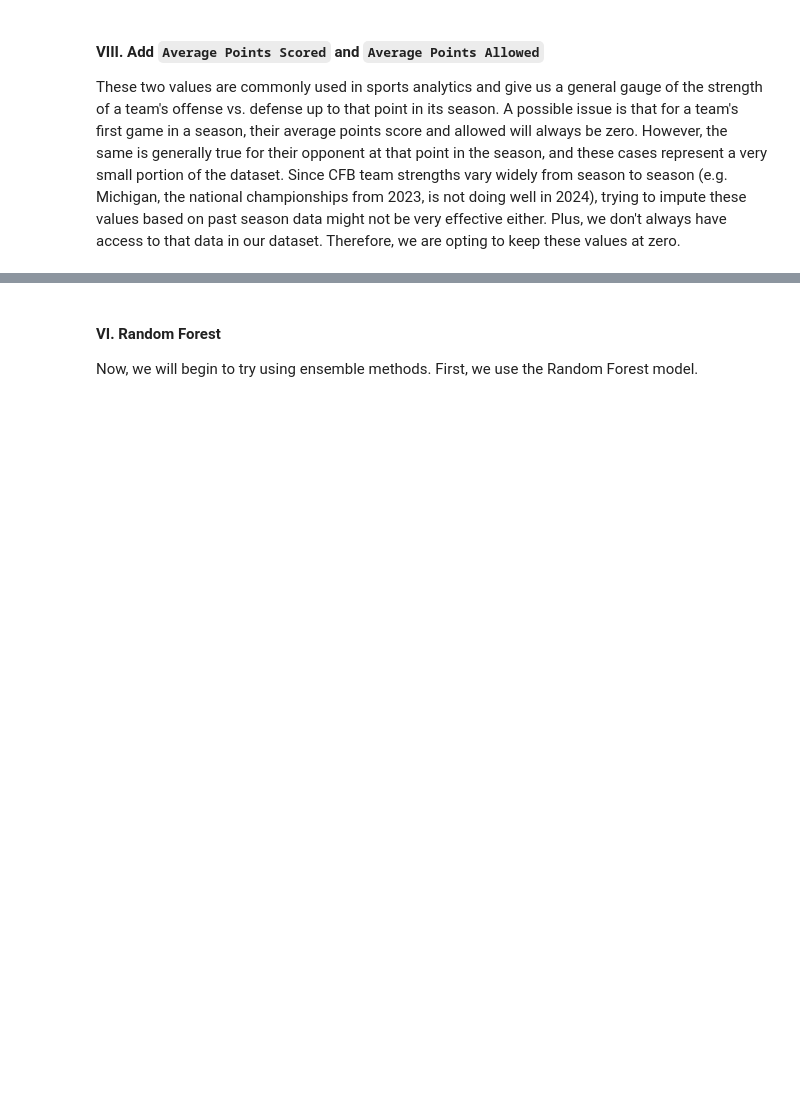
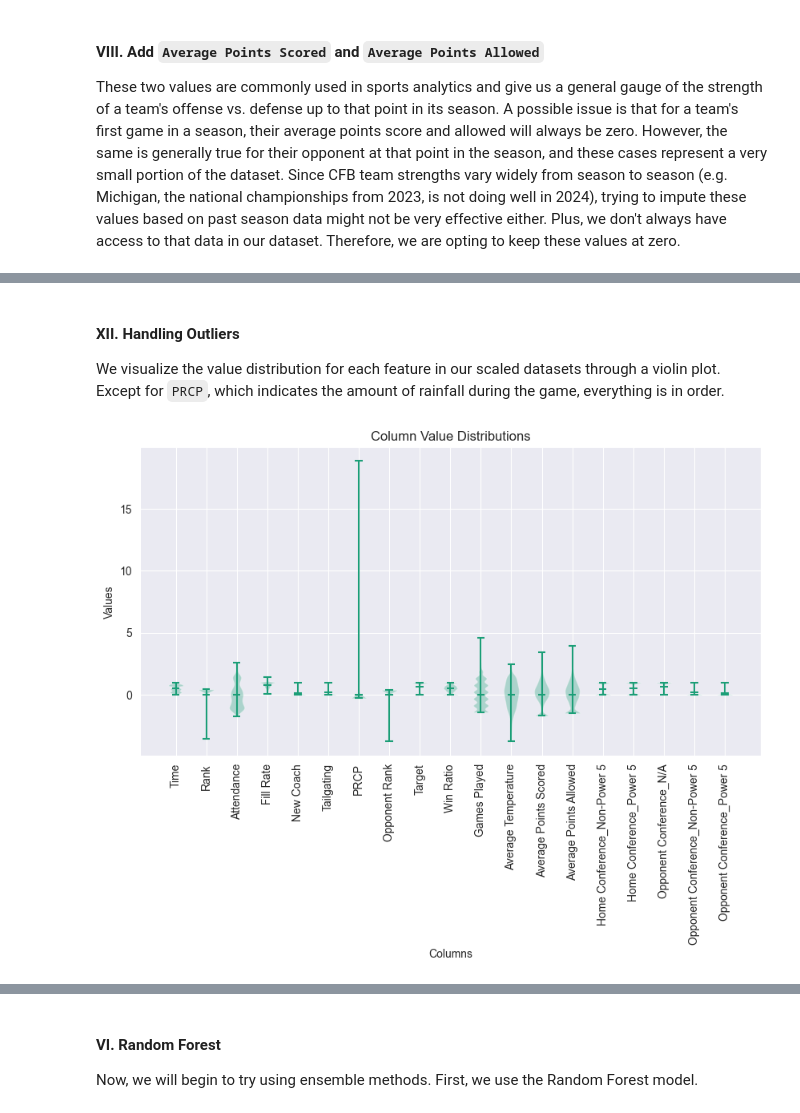
Before and after one commit to lancezhang04/CFBWinPrediction, a Jupyter notebook: main.ipynb, the cells around one changed output, grey strips where cells are left out. Drawn from its saved outputs; the diff is of its cells as text; code cells hidden in the pictures; blank space fills up the shorter version.

```diff
--- a/main.ipynb
+++ b/main.ipynb
@@ -462,0 +463,21 @@ df.head()
+# %% [markdown]
+#### XII. Handling Outliers
+We visualize the value distribution for each feature in our scaled datasets through a violin plot. Except for `PRCP`, which indicates the amount of rainfall during the game, everything is in order.
+# %%
+def plot_violin():
+    # Create the violin plot
+    plt.figure(figsize=(10, 5))  # Adjust the figure size as needed
+    plt.violinplot([df[col] for col in df.columns], showmeans=True)
+
+    # Customize the plot
+    plt.xticks(range(1, len(df.columns) + 1), df.columns, rotation=90)
+    plt.xlabel('Columns')
+    plt.ylabel('Values')
+    plt.title('Column Value Distributions')
+
+    # Show the plot
+    plt.show()
+
+plot_violin()
+# %% [output]
+[figure, added]
```
Also changed, not shown: parts of 26 cells of this notebook.
